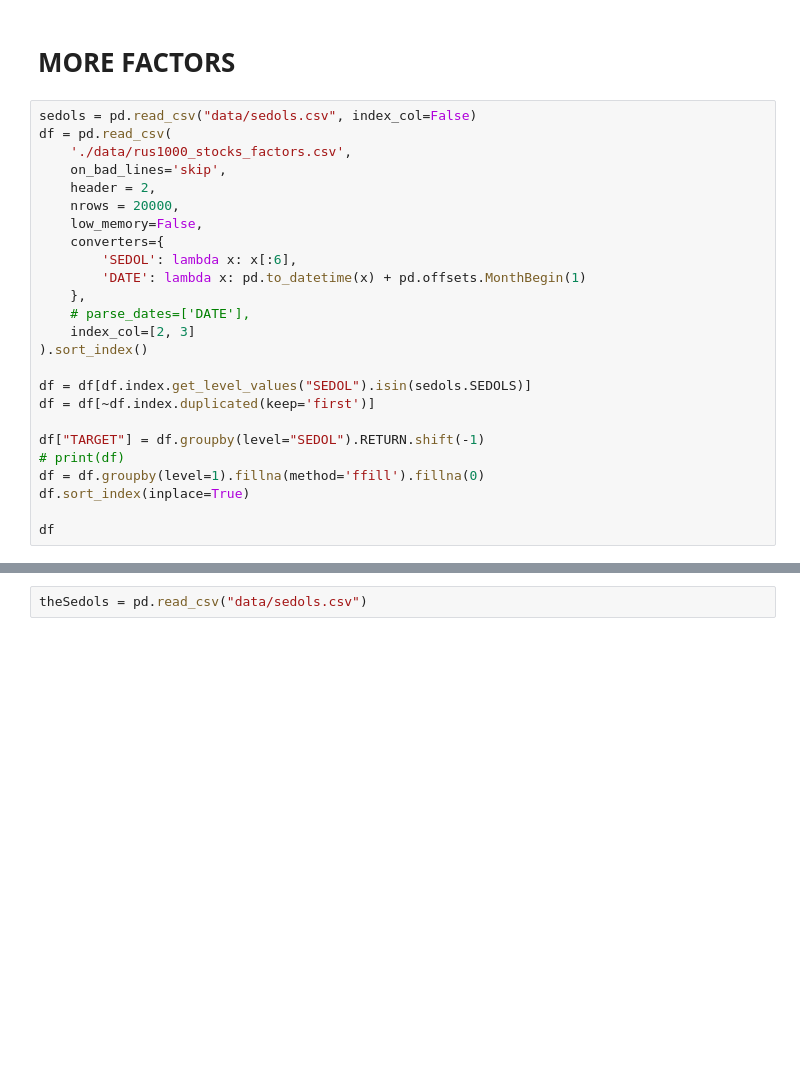
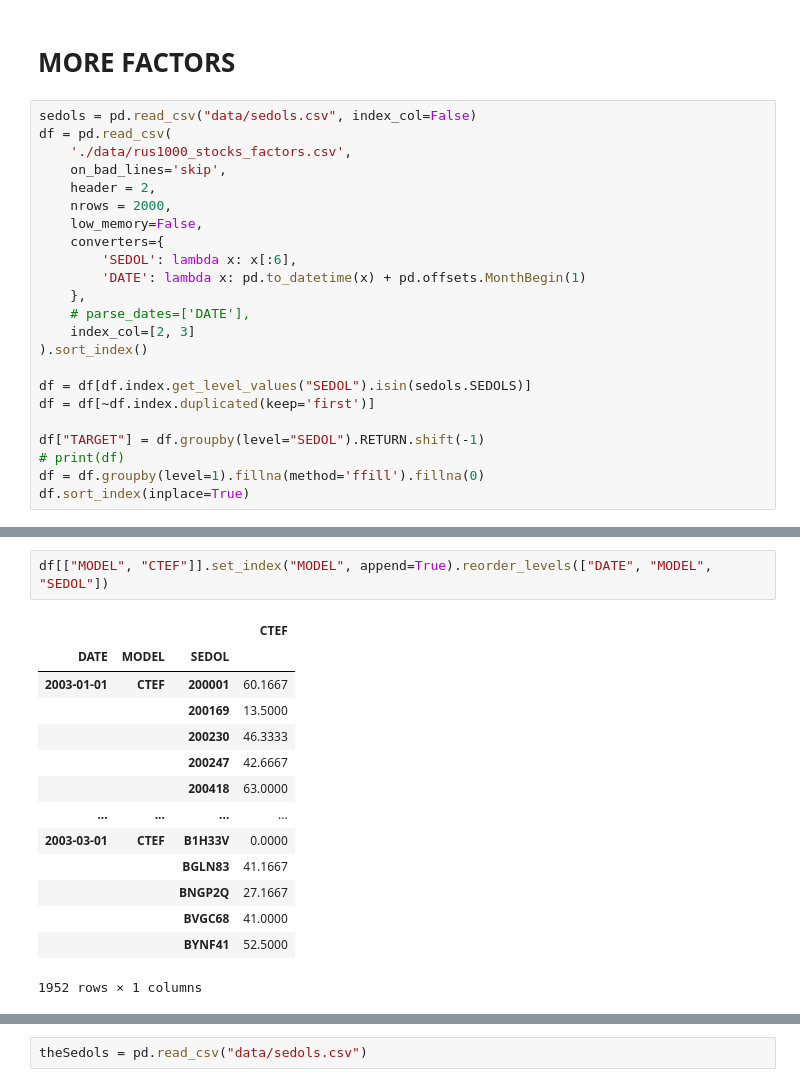
Before and after one commit to layoups/multi-factor-portfolio-construction, a Jupyter notebook: testing.ipynb, the cells around one changed output, grey strips where cells are left out. Drawn from its saved outputs; the diff is of its cells as text; blank space fills up the shorter version.

Commit message:
CTEF to return_df

```diff
--- a/testing.ipynb
+++ b/testing.ipynb
@@ -11,7 +11,7 @@ df = pd.read_csv(
     './data/rus1000_stocks_factors.csv',
     on_bad_lines='skip',
     header = 2,
-    nrows = 20000,
+    nrows = 2000,
     low_memory=False,
     converters={
         'SEDOL': lambda x: x[:6],
@@ -28,5 +28,3 @@ df["TARGET"] = df.groupby(level="SEDOL").RETURN.shift(-1)
 # print(df)
 df = df.groupby(level=1).fillna(method='ffill').fillna(0)
 df.sort_index(inplace=True)
-
-df
@@ -47,0 +31,17 @@ df
+# %%
+df[["MODEL", "CTEF"]].set_index("MODEL", append=True).reorder_levels(["DATE", "MODEL", "SEDOL"])
+# %% [output]
+|  |  |  | CTEF |
+| DATE | MODEL | SEDOL |  |
+| 2003-01-01 | CTEF | 200001 | 60.1667 |
+|  |  | 200169 | 13.5000 |
+|  |  | 200230 | 46.3333 |
+|  |  | 200247 | 42.6667 |
+|  |  | 200418 | 63.0000 |
+| ... | ... | ... | ... |
+| 2003-03-01 | CTEF | B1H33V | 0.0000 |
+|  |  | BGLN83 | 41.1667 |
+|  |  | BNGP2Q | 27.1667 |
+|  |  | BVGC68 | 41.0000 |
+|  |  | BYNF41 | 52.5000 |
+1952 rows × 1 columns
```
Also changed, not shown: parts of 2 cells of this notebook, 1 other file.
